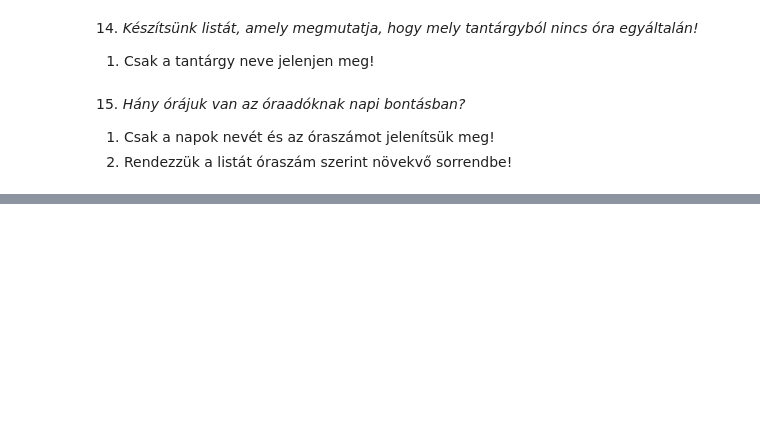
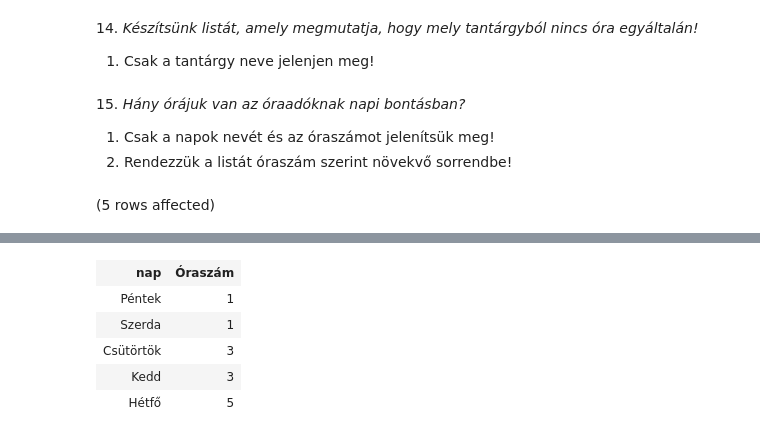
Before and after one commit to viktor764/Adatbazis1, a Jupyter notebook: gyakorlat03_feladatok.ipynb, the cells around one changed output, grey strips where cells are left out. Saved outputs shown, nothing was run; the diff lists cells and outputs as text; code cells hidden in the pictures; blank space fills up the shorter version.

```diff
--- a/gyakorlat03_feladatok.ipynb
+++ b/gyakorlat03_feladatok.ipynb
@@ -76,3 +163,14 @@ Az oszlopokat nevezzük el értelemszerűen!
 
 1. Csak a napok nevét és az óraszámot jelenítsük meg!
 2. Rendezzük a listát óraszám szerint növekvő sorrendbe!
+# %%
+SELECT n.nap ,
+       COUNT(*) AS 'Óraszám'
+FROM Orak ora JOIN Oktatok o ON ora.tanar = o.oktato_id
+              JOIN Napok n ON ora.nap = n.nap_id
+			  JOIN statusok s on o.status = s.Skod
+WHERE s.Status = 'Óraadó'
+GROUP BY n.nap
+ORDER BY 2
+# %% [output]
+(5 rows affected)
@@ -78,0 +178,6 @@ Az oszlopokat nevezzük el értelemszerűen!
+| nap | Óraszám |
+| Péntek | 1 |
+| Szerda | 1 |
+| Csütörtök | 3 |
+| Kedd | 3 |
+| Hétfő | 5 |
```
Also changed, not shown: parts of 8 cells of this notebook, 1 other file.
